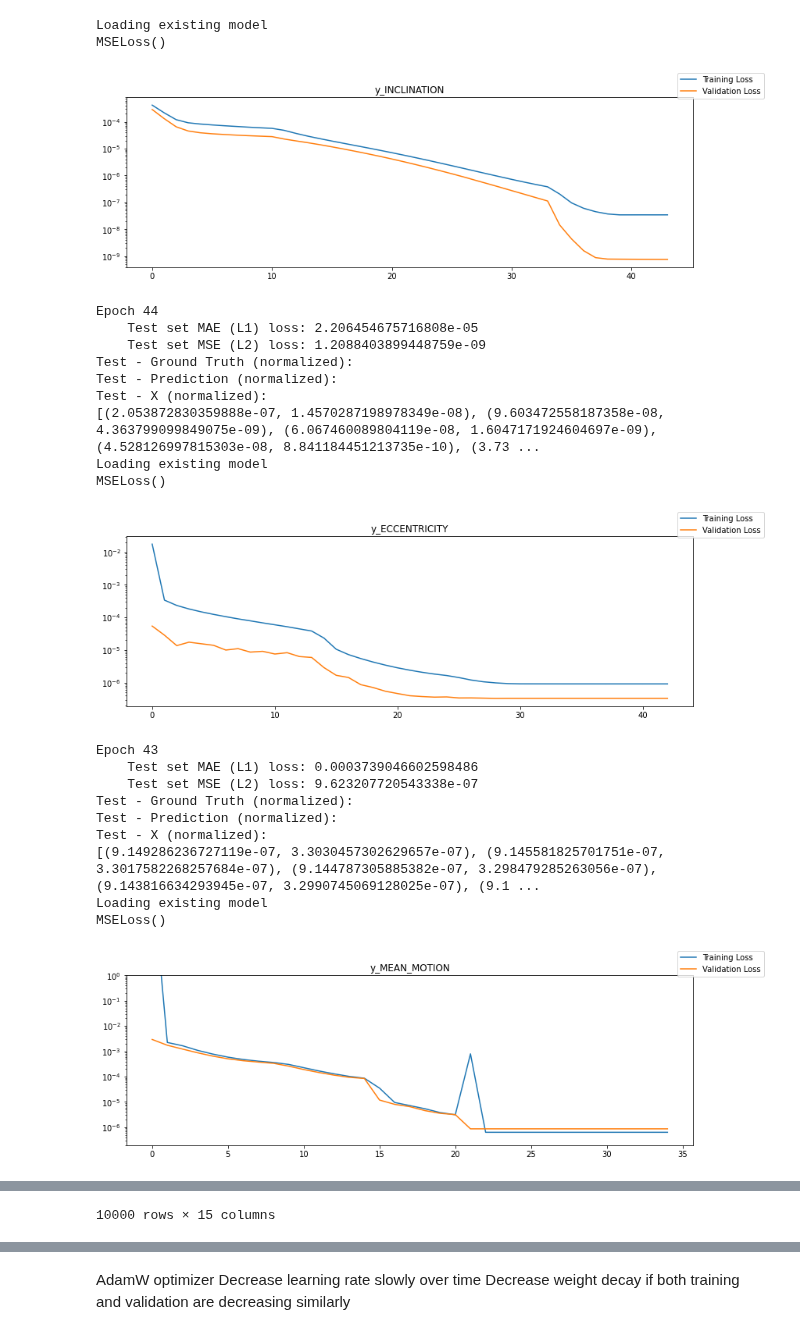
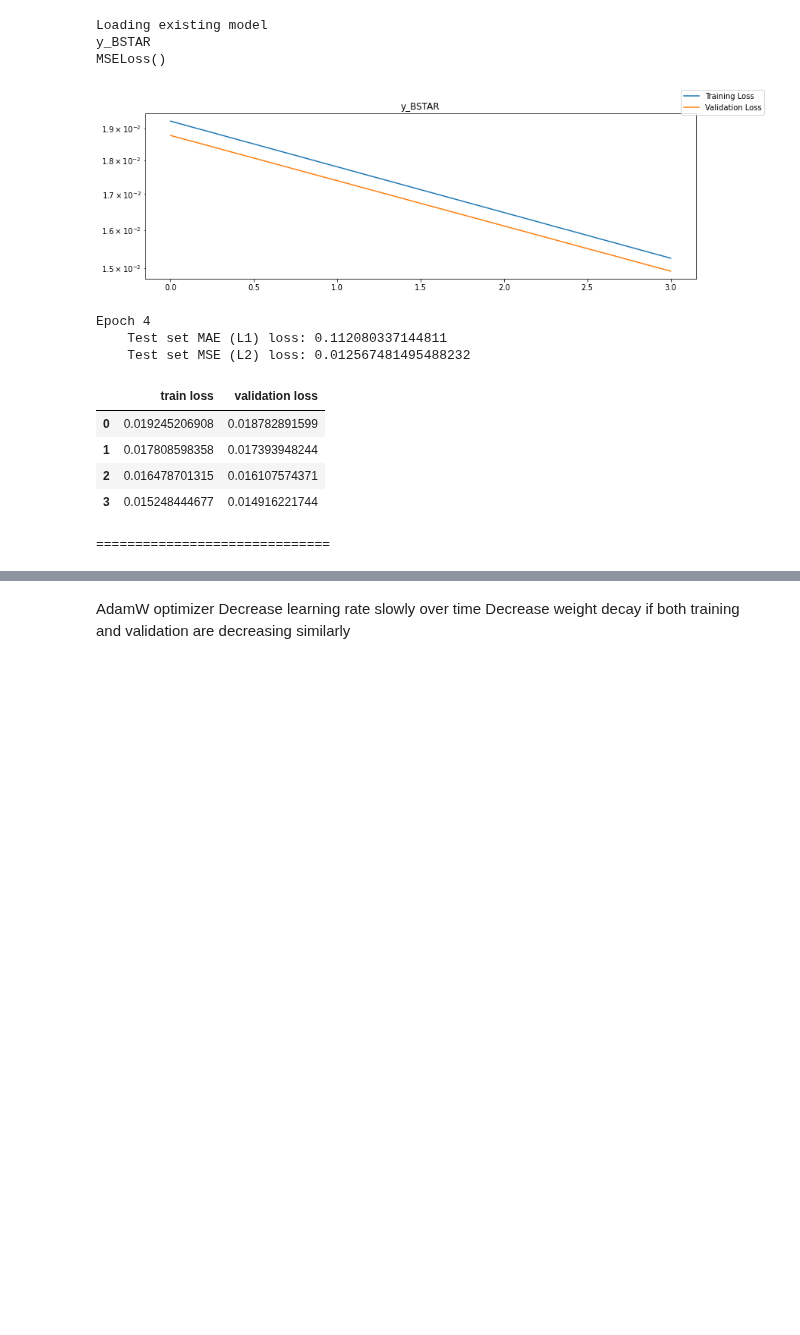
Before and after one commit to cm-tle-pred/tle-prediction, a Jupyter notebook: models/model_t5/model_overview.ipynb, the cells around one changed output, grey strips where cells are left out. Drawn from its saved outputs; the diff is of its cells as text; code cells hidden in the pictures; blank space fills up the shorter version.

Commit message:
model for nick

```diff
--- a/models/model_t5/model_overview.ipynb
+++ b/models/model_t5/model_overview.ipynb
@@ -22,22 +22,7 @@ raw_data = {} # loads raw data and stores as a dict cache
 def dataset_key(dataset='', validation=False):
     return dataset+('test' if validation else 'train')
 
-
 def load_data(raw, dataset='', validation=False):
-    '''
-    Return dataframe matching data set and validation. Dictionary input will be updated.
-
-    Parameters
-    ----------
-    raw : dict
-        dictionary which caches the dataframes and will be updated accordingly
-
-    dataset : str
-        which dataset to use? valid input includes: empty str for full set, sample_, and secret_
-
-    validation : bool
-        load validation set? if true then use _test, otherwise use _train.  Note secret_ doesn't have _train
-    '''
     key = dataset+('test' if validation else 'train')
     if key not in raw:
         print(f"Loading data to cache for: {key}")
@@ -81,7 +67,7 @@ def get_ref_X_y(df):
     return (df[ref_cols], df[X_cols], df[y_cols])
 # %%
 train_config = {
-    'dataset' : 'sample2_', # '', 'sample_', 'secret_'
+    'dataset' : '', # '', 'sample_', 'secret_'
     'model_prefix' : "TRY_2_",
     'model_path' : f"{os.environ['GP_HIST_PATH']}/../t5_models",
     'device' : 'cpu',
@@ -90,6 +76,6 @@ train_config = {
 %%time
 test_df = normalize_data.normalize_all_columns(load_data(raw_data,dataset=train_config['dataset'],validation=True)).dropna()
 ref_test, X_test, y_test = get_ref_X_y(test_df)
-y_cols = ['y_INCLINATION', 'y_ECCENTRICITY', 'y_MEAN_MOTION', 'y_RA_OF_ASC_NODE_REG', 'y_ARG_OF_PERICENTER_REG', 'y_REV_MA_REG']
+y_cols = ['y_INCLINATION', 'y_ECCENTRICITY', 'y_MEAN_MOTION', 'y_RA_OF_ASC_NODE_REG', 'y_ARG_OF_PERICENTER_REG', 'y_REV_MA_REG', 'y_BSTAR']
 y_test = y_test[y_cols]
 # %% [output]
@@ -104,77 +89,64 @@ model_configs = {
     'y_RA_OF_ASC_NODE_REG': { 'feature_index': X_test.columns.get_loc('X_RA_OF_ASC_NODE_1') },
     'y_ARG_OF_PERICENTER_REG': { 'feature_index': X_test.columns.get_loc('X_ARG_OF_PERICENTER_1') },
     'y_REV_MA_REG': { 'feature_index': X_test.columns.get_loc('X_MEAN_ANOMALY_1') },
+    'y_BSTAR': { 'feature_index': X_test.columns.get_loc('X_BSTAR_1') },
 }
 # %%
 # Create or load all new sub models here if needed.
-sample_idx = random.sample(list(X_test.index), 10000)
-# sample_idx = X_test.index
+# sample_idx = random.sample(list(X_test.index), 10000)
+sample_idx = X_test.index
 all_models = {}
 display_data = []
-for sub_key in y_cols:
+# for sub_key in y_cols:
+for sub_key in ['y_BSTAR']:
     # When new models are created, a dummy optimizer is used
     model, loss_func, optimizer, mean_losses, next_epoch = load_sub_model_with_config(train_config, model_configs, sub_key)
     all_models[sub_key] = (model, loss_func, optimizer, mean_losses, next_epoch)
     try:
         tl, vl = zip(*mean_losses)
+        print(f'{sub_key}')
     except:
         print(f"No data for {sub_key}")
         continue
 
     fig,ax = plt.subplots(figsize=(13,4))
     print(loss_func)
     ax.plot(tl, label="Training Loss")
     ax.plot(vl, label="Validation Loss")
     ax.set_title(sub_key)
-#     print(ax.get_ylim())
     ax.set_yscale('log')
     ax.set_ylim((ax.get_ylim()[0], min(1,ax.get_ylim()[1])))
     fig.legend()
     plt.show()
 
     trained_model = model
     X_sample = X_test.loc[sample_idx]
     y_sample = y_test.loc[sample_idx][[sub_key]]
     y_sample_pred = predict(trained_model, X_sample, y_sample, device="cpu") # get predictions for each train
     y_sample_pred_df = pd.DataFrame(y_sample_pred, columns=y_sample.columns, index=y_sample.index)  # put results into a dataframe
     print(f'Epoch {next_epoch}')
     print(f'    Test set MAE (L1) loss: {mean_absolute_error(y_sample, y_sample_pred_df)}')
     print(f'    Test set MSE (L2) loss: {mean_squared_error(y_sample, y_sample_pred_df)}')
-    print("Test - Ground Truth (normalized):")
-#     display(y_sample)
-    print("Test - Prediction (normalized):")
-#     display(y_sample_pred_df)
-    print("Test - X (normalized):")
-#     display(X_sample.iloc[:,model_configs[sub_key]['feature_index']:model_configs[sub_key]['feature_index']+1])
     display_data.append(y_sample)
-    display_data.append(y_sample_pred_df)
+    display_data.append(y_sample_pred_df.add_suffix('_pred'))
     display_data.append(X_sample.iloc[:,model_configs[sub_key]['feature_index']:model_configs[sub_key]['feature_index']+1])
 #     display(X_sample.iloc[:,model_configs[sub_key]['feature_index']:model_configs[sub_key]['feature_index']+1].values - y_sample_pred_df.values)
-    print(mean_losses[-10:])
+    display(pd.DataFrame(mean_losses, columns=['train loss','validation loss']).tail())
+    print('==============================')
 
 df = pd.concat(display_data, axis=1)
 display(df)
 # %% [output]
 Loading existing model
+y_BSTAR
 MSELoss()
-[figure, old version]
+[figure, new version]
-Epoch 44
-    Test set MAE (L1) loss: 2.206454675716808e-05
-    Test set MSE (L2) loss: 1.2088403899448759e-09
-Test - Ground Truth (normalized):
-Test - Prediction (normalized):
-Test - X (normalized):
-[(2.053872830359888e-07, 1.4570287198978349e-08), (9.603472558187358e-08, 4.363799099849075e-09), (6.067460089804119e-08, 1.6047171924604697e-09), (4.528126997815303e-08, 8.841184451213735e-10), (3.73 ...
-Loading existing model
-MSELoss()
+Epoch 4
+    Test set MAE (L1) loss: 0.112080337144811
+    Test set MSE (L2) loss: 0.012567481495488232
-[figure, removed]
+|  | train loss | validation loss |
+| 0 | 0.019245206908 | 0.018782891599 |
+| 1 | 0.017808598358 | 0.017393948244 |
+| 2 | 0.016478701315 | 0.016107574371 |
+| 3 | 0.015248444677 | 0.014916221744 |
-Epoch 43
-    Test set MAE (L1) loss: 0.0003739046602598486
-    Test set MSE (L2) loss: 9.623207720543338e-07
-Test - Ground Truth (normalized):
-Test - Prediction (normalized):
-Test - X (normalized):
-[(9.149286236727119e-07, 3.3030457302629657e-07), (9.145581825701751e-07, 3.3017582268257684e-07), (9.144787305885382e-07, 3.298479285263056e-07), (9.143816634293945e-07, 3.2990745069128025e-07), (9.1 ...
-Loading existing model
-MSELoss()
+==============================
-[figure, removed]
@@ -222 +165,0 @@ Test - X (normalized):
-10000 rows × 15 columns
```
Also changed, not shown: parts of 10 cells of this notebook, 1 other file.
